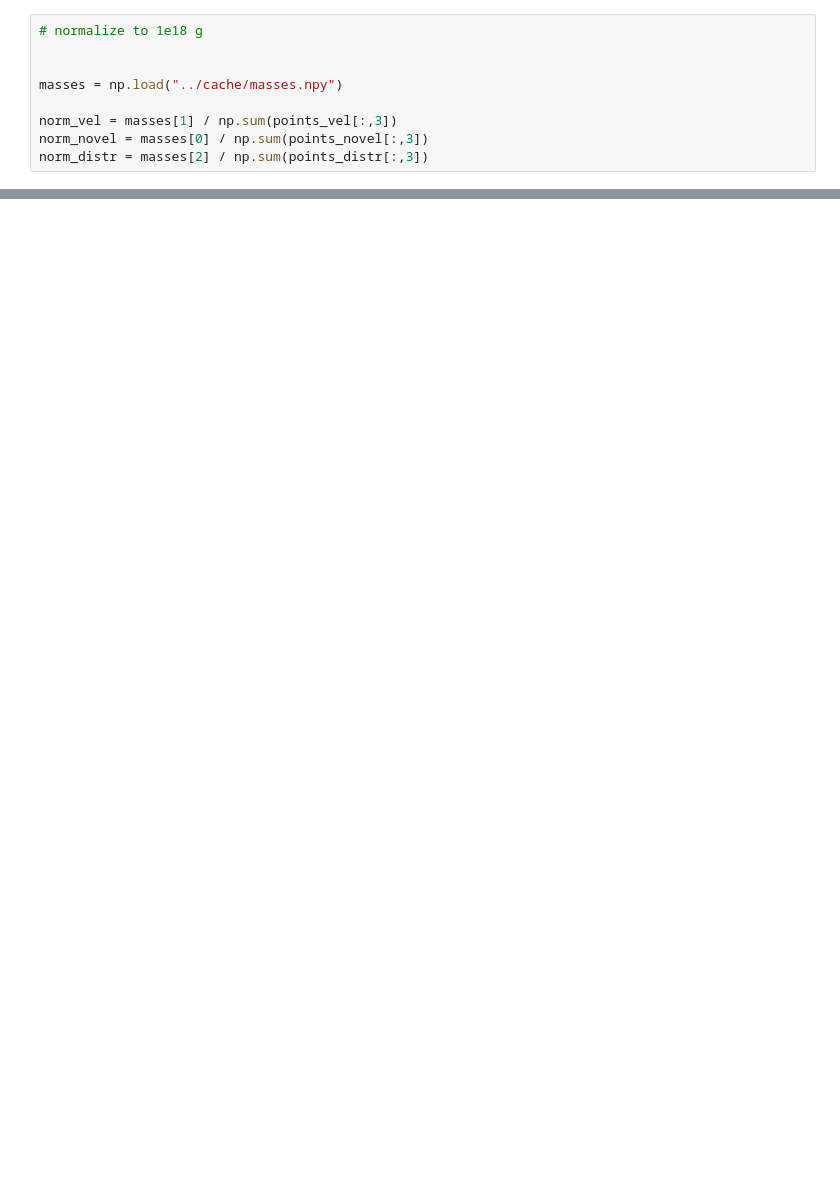
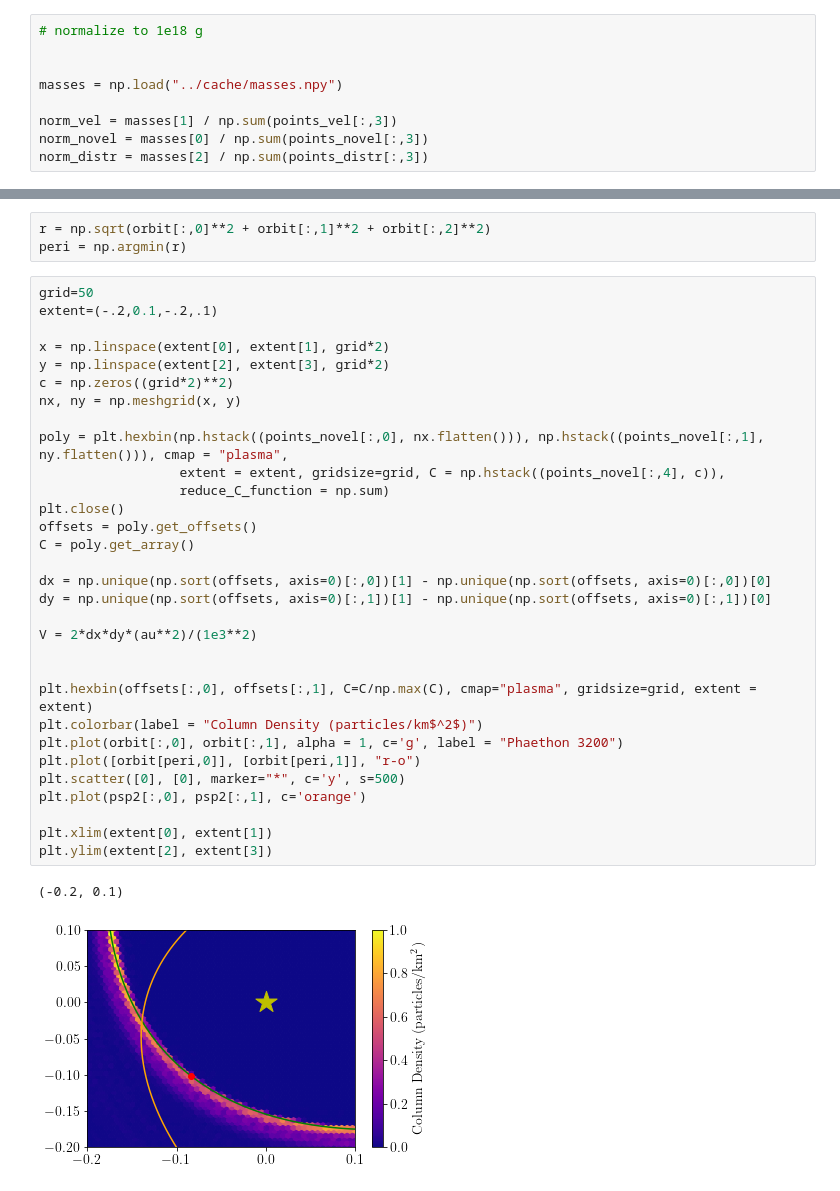
Before and after one commit to wcukier/Phaethon_Meteoroids, a Jupyter notebook: scripts/Fig 1.ipynb, the cells around one changed output, grey strips where cells are left out. Cells and saved outputs as stored; diff of their text form; blank space fills up the shorter version.

```diff
--- a/scripts/Fig 1.ipynb
+++ b/scripts/Fig 1.ipynb
@@ -181,0 +216,37 @@ plt.show()
+# %%
+r = np.sqrt(orbit[:,0]**2 + orbit[:,1]**2 + orbit[:,2]**2)
+peri = np.argmin(r)
+# %%
+grid=50
+extent=(-.2,0.1,-.2,.1)
+
+x = np.linspace(extent[0], extent[1], grid*2)
+y = np.linspace(extent[2], extent[3], grid*2)
+c = np.zeros((grid*2)**2)
+nx, ny = np.meshgrid(x, y)
+
+poly = plt.hexbin(np.hstack((points_novel[:,0], nx.flatten())), np.hstack((points_novel[:,1], ny.flatten())), cmap = "plasma",
+                  extent = extent, gridsize=grid, C = np.hstack((points_novel[:,4], c)),
+                  reduce_C_function = np.sum)
+plt.close()
+offsets = poly.get_offsets()
+C = poly.get_array()
+
+dx = np.unique(np.sort(offsets, axis=0)[:,0])[1] - np.unique(np.sort(offsets, axis=0)[:,0])[0]
+dy = np.unique(np.sort(offsets, axis=0)[:,1])[1] - np.unique(np.sort(offsets, axis=0)[:,1])[0]
+
+V = 2*dx*dy*(au**2)/(1e3**2)
+
+
+plt.hexbin(offsets[:,0], offsets[:,1], C=C/np.max(C), cmap="plasma", gridsize=grid, extent = extent)
+plt.colorbar(label = "Column Density (particles/km$^2$)")
+plt.plot(orbit[:,0], orbit[:,1], alpha = 1, c='g', label = "Phaethon 3200")
+plt.plot([orbit[peri,0]], [orbit[peri,1]], "r-o")
+plt.scatter([0], [0], marker="*", c='y', s=500)
+plt.plot(psp2[:,0], psp2[:,1], c='orange')
+
+plt.xlim(extent[0], extent[1])
+plt.ylim(extent[2], extent[3])
+# %% [output]
+(-0.2, 0.1)
+[figure, added]
```
Also changed, not shown: parts of 38 cells of this notebook, 8 other files.
